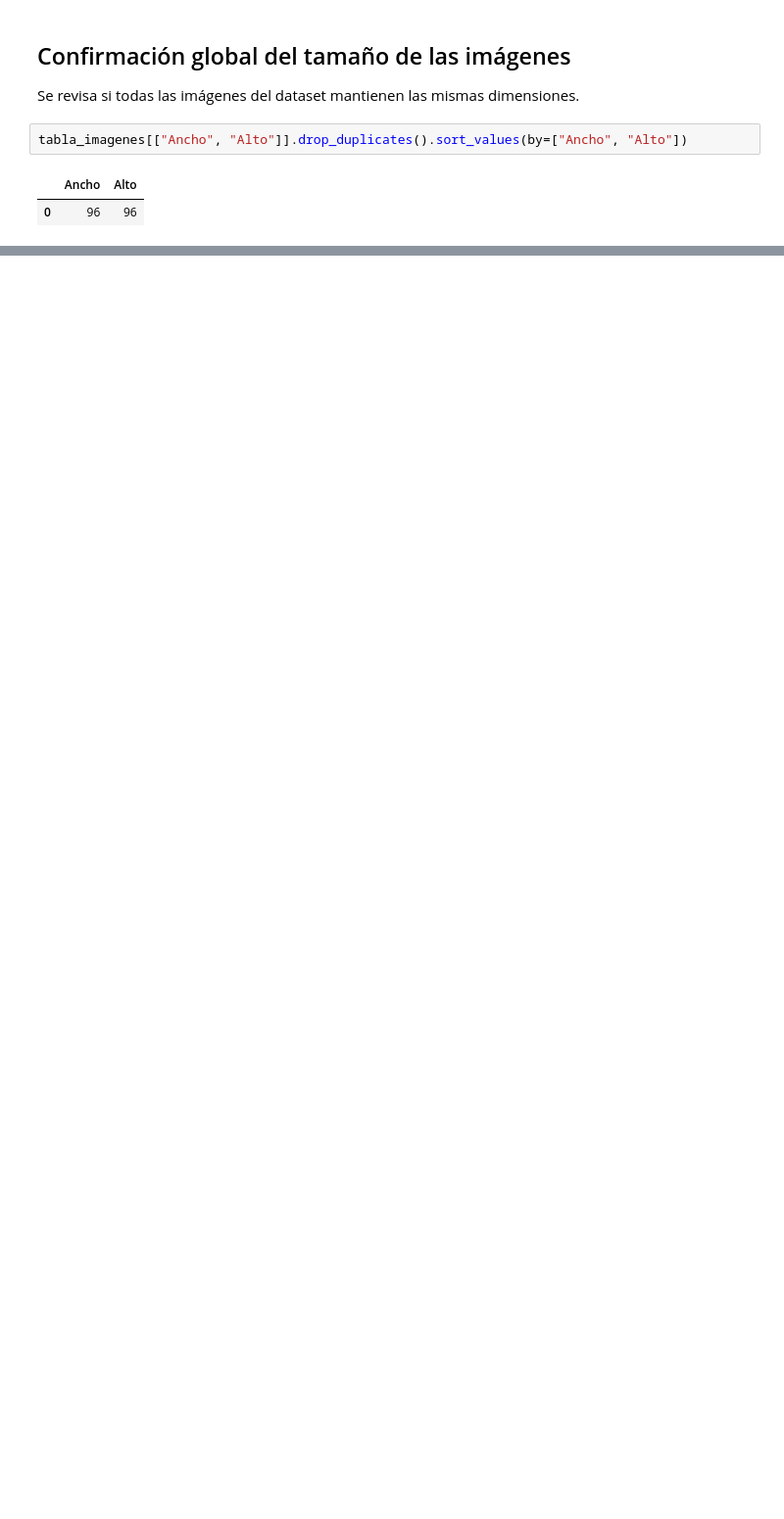
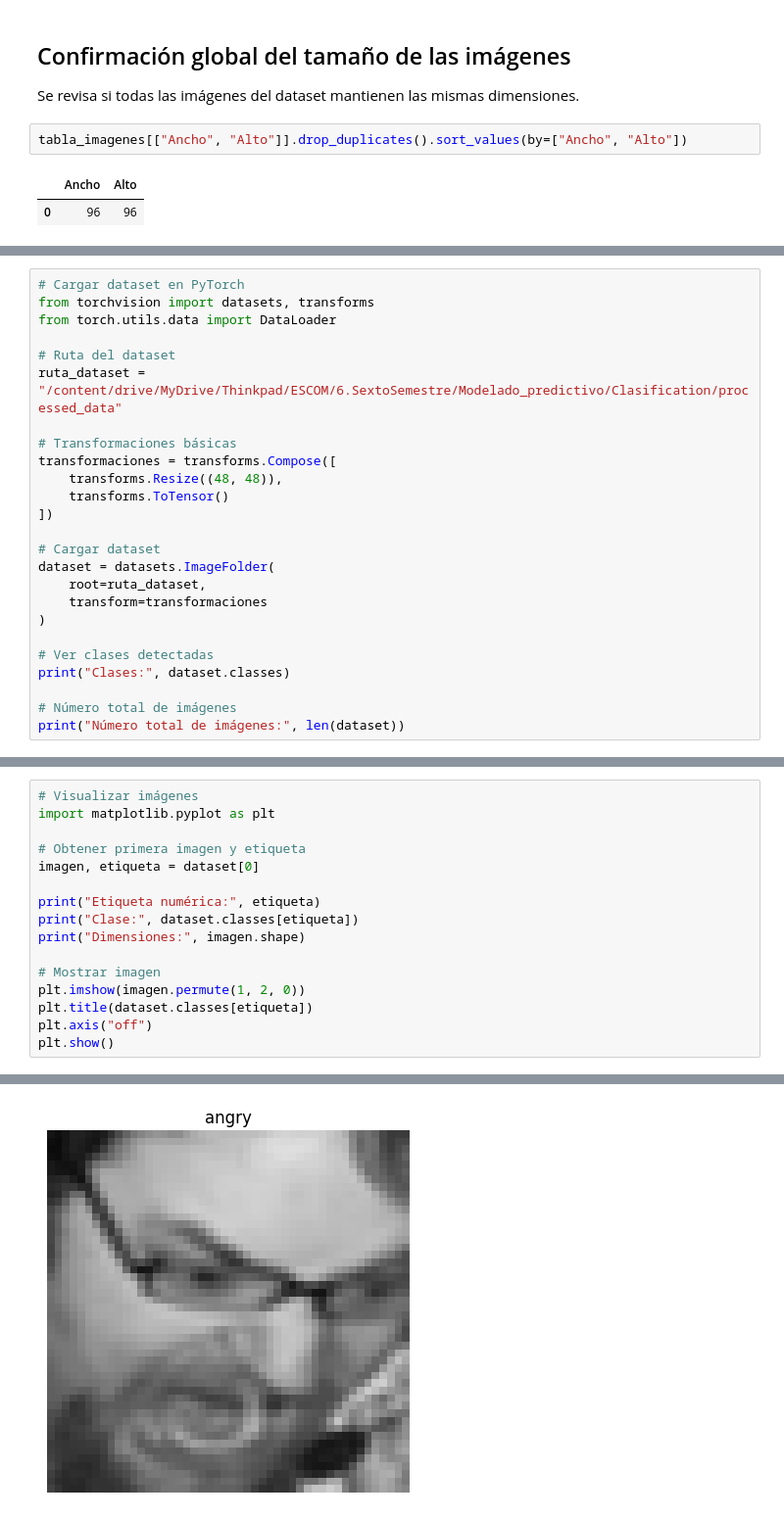
Before and after one commit to RageRaccoon/Facial-Emotion-Recognition-CNN-, a Jupyter notebook: notebooks/01_carga_y_eda_inicial.ipynb, the cells around one changed output, grey strips where cells are left out. Shown at 98% size. Saved outputs shown, nothing was run; the diff lists cells and outputs as text; blank space fills up the shorter version.

```diff
--- a/notebooks/01_carga_y_eda_inicial.ipynb
+++ b/notebooks/01_carga_y_eda_inicial.ipynb
@@ -307,0 +204,25 @@ A partir de la revisión realizada, se observó que el dataset presenta una estr
+# %%
+# Cargar dataset en PyTorch
+from torchvision import datasets, transforms
+from torch.utils.data import DataLoader
+
+# Ruta del dataset
+ruta_dataset = "/content/drive/MyDrive/Thinkpad/ESCOM/6.SextoSemestre/Modelado_predictivo/Clasification/processed_data"
+
+# Transformaciones básicas
+transformaciones = transforms.Compose([
+    transforms.Resize((48, 48)),
+    transforms.ToTensor()
+])
+
+# Cargar dataset
+dataset = datasets.ImageFolder(
+    root=ruta_dataset,
+    transform=transformaciones
+)
+
+# Ver clases detectadas
+print("Clases:", dataset.classes)
+
+# Número total de imágenes
+print("Número total de imágenes:", len(dataset))
@@ -307,0 +232,17 @@ A partir de la revisión realizada, se observó que el dataset presenta una estr
+# %%
+# Visualizar imágenes
+import matplotlib.pyplot as plt
+
+# Obtener primera imagen y etiqueta
+imagen, etiqueta = dataset[0]
+
+print("Etiqueta numérica:", etiqueta)
+print("Clase:", dataset.classes[etiqueta])
+print("Dimensiones:", imagen.shape)
+
+# Mostrar imagen
+plt.imshow(imagen.permute(1, 2, 0))
+plt.title(dataset.classes[etiqueta])
+plt.axis("off")
+plt.show()
+# %% [output]
@@ -307,0 +252 @@ A partir de la revisión realizada, se observó que el dataset presenta una estr
+[figure, added]
```
Also changed, not shown: parts of 32 cells of this notebook.
